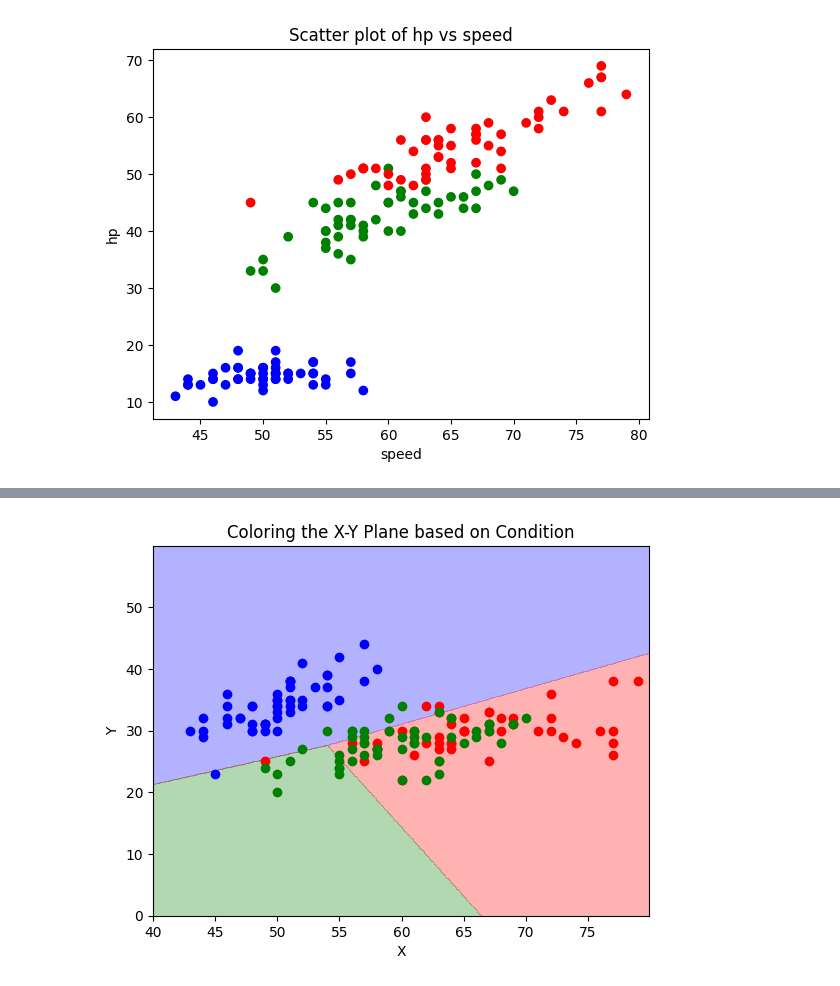
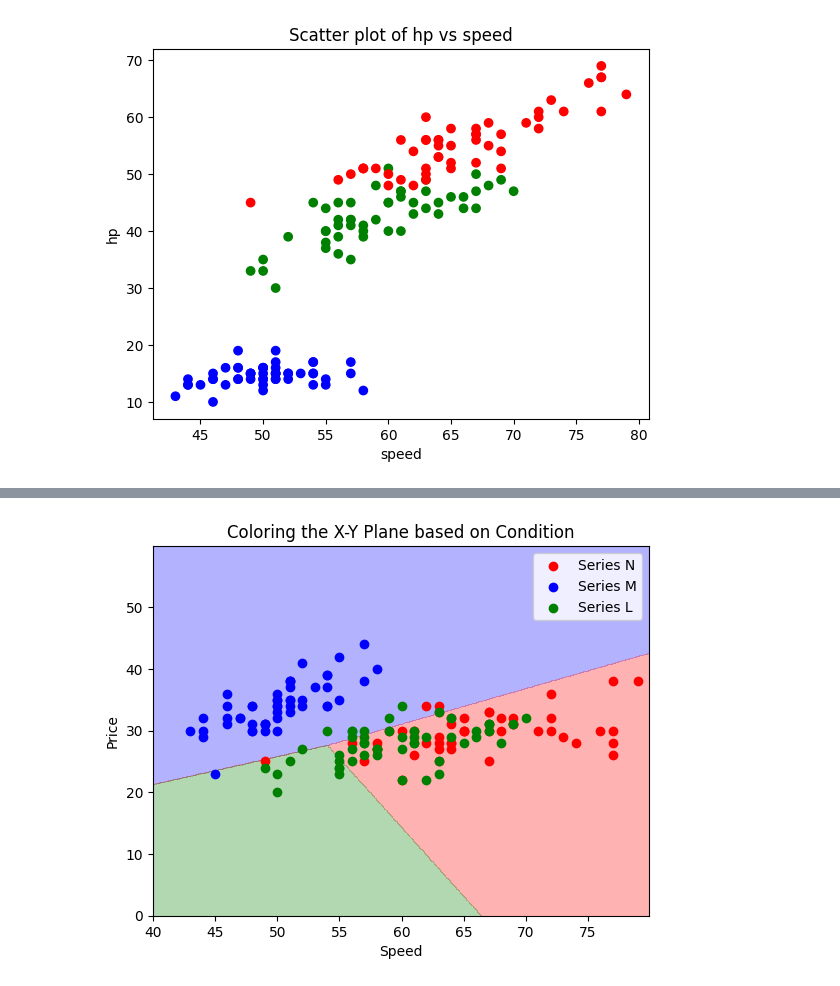
Before and after one commit to Aditya-Y-29/ML-Assignments, a Jupyter notebook: Assignment-2/Task1.ipynb, the cells around one changed output, grey strips where cells are left out. Cells and saved outputs as stored; diff of their text form; code cells hidden in the pictures.

```diff
--- a/Assignment-2/Task1.ipynb
+++ b/Assignment-2/Task1.ipynb
@@ -225,7 +226,8 @@ def condition_function(x, y):
     if value_3 >= value_2 and value_3 >= value_1:
         return 2
 # %%
-def plot_logistic_regression_decision_boundary():
+# Plotting desicion boundary of regularised logistic regression.
+def plot_regularised_logistic_regression_decision_boundary():
     x_min, x_max = 40, 80
     y_min, y_max = 0, 60
     step = 0.1
@@ -235,8 +237,9 @@ def plot_logistic_regression_decision_boundary():
     plt.scatter(dataframe[dataframe['Model'] == 'Series N'][x_column], dataframe[dataframe['Model'] == 'Series N'][y_column], c='red', label='Series N')
     plt.scatter(dataframe[dataframe['Model'] == 'Series M'][x_column], dataframe[dataframe['Model'] == 'Series M'][y_column], c='blue', label='Series M')
     plt.scatter(dataframe[dataframe['Model'] == 'Series L'][x_column], dataframe[dataframe['Model'] == 'Series L'][y_column], c='green', label='Series L')
-    plt.xlabel('X')
-    plt.ylabel('Y')
+    plt.xlabel('Speed')
+    plt.ylabel('Price')
+    plt.legend()
     plt.title('Coloring the X-Y Plane based on Condition')
     plt.show()
 # %%
@@ -394,7 +383,7 @@ plot_logistic_regression_hyperplanes(df, line_x, line_y_m, line_y_n, line_y_l)
 # %%
-plot_logistic_regression_decision_boundary()
+plot_regularised_logistic_regression_decision_boundary()
 # %% [output]
-[figure, old version]
+[figure, new version]
 # %%
 # ------------------------------------------------------------------------------------------------------------------------
 # -------------------------------------4. Implement a Vanilla logistic regressor. ----------------------------------------
```
Also changed, not shown: parts of 21 cells of this notebook.
